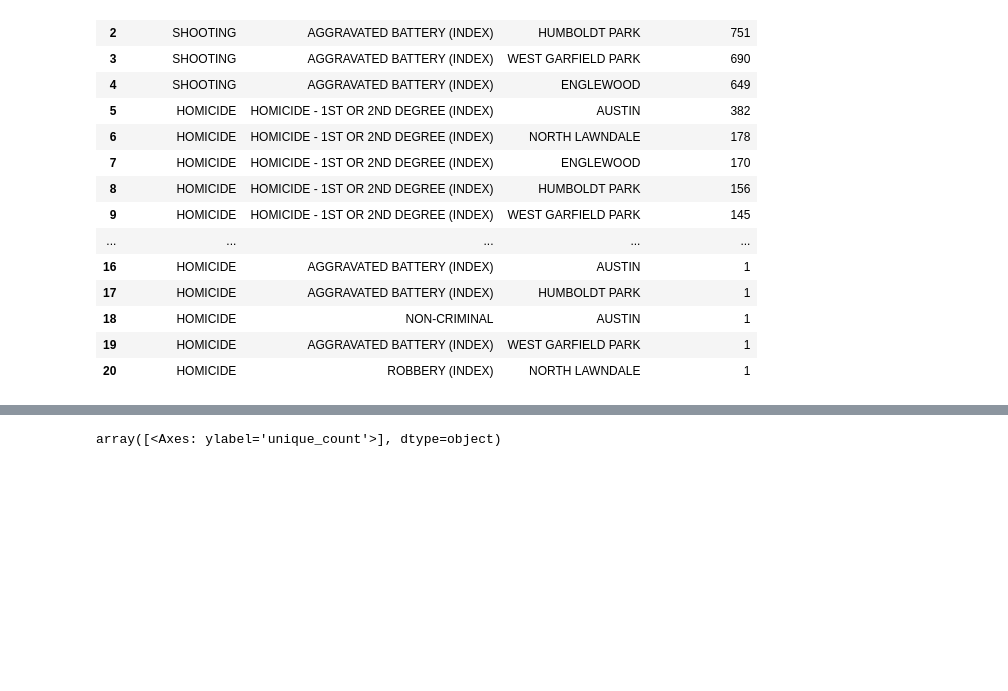
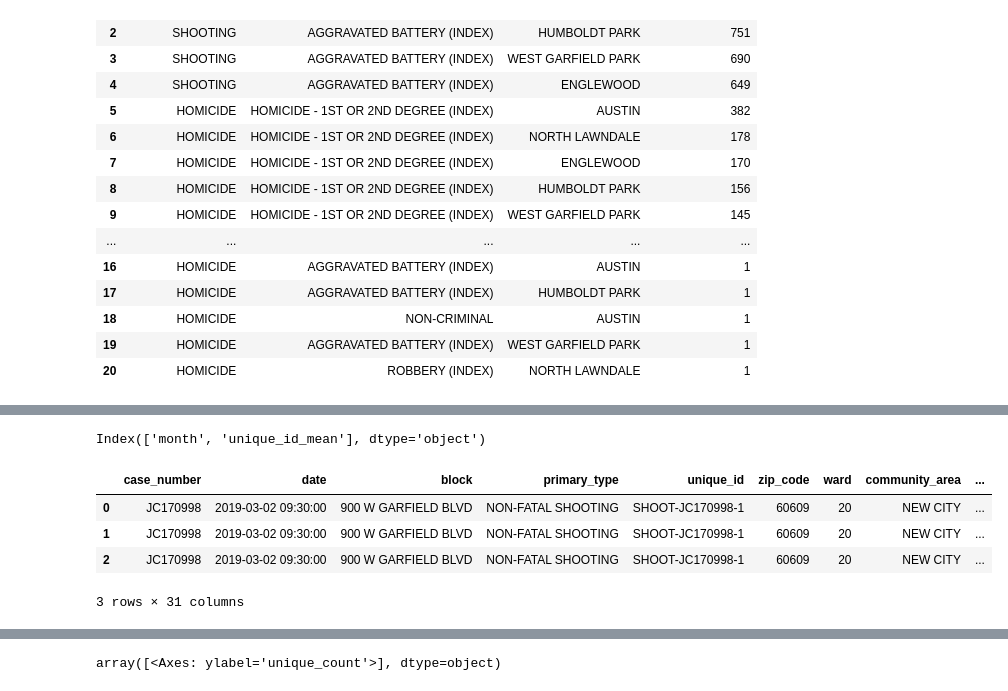
Before and after one commit to RomanD83/violence_reduction, a Jupyter notebook: vr.ipynb, the cells around one changed output, grey strips where cells are left out. Saved outputs shown, nothing was run; the diff lists cells and outputs as text; code cells hidden in the pictures; blank space fills up the shorter version.

```diff
--- a/vr.ipynb
+++ b/vr.ipynb
@@ -546,0 +589,2 @@ df\
+# %%
+train = train.merge(count_month, how='left', on='month')
@@ -546,0 +607,4 @@ df\
+# %%
+model_month_mean.columns
+# %% [output]
+Index(['month', 'unique_id_mean'], dtype='object')
@@ -546,0 +613,10 @@ df\
+# %%
+train = train.merge(model_month_mean, how='left', on='month')
+# %%
+train.head(3)
+# %% [output]
+|  | case_number | date | block | primary_type | unique_id | zip_code | ward | community_area | ... |
+| 0 | JC170998 | 2019-03-02 09:30:00 | 900 W GARFIELD BLVD | NON-FATAL SHOOTING | SHOOT-JC170998-1 | 60609 | 20 | NEW CITY | ... |
+| 1 | JC170998 | 2019-03-02 09:30:00 | 900 W GARFIELD BLVD | NON-FATAL SHOOTING | SHOOT-JC170998-1 | 60609 | 20 | NEW CITY | ... |
+| 2 | JC170998 | 2019-03-02 09:30:00 | 900 W GARFIELD BLVD | NON-FATAL SHOOTING | SHOOT-JC170998-1 | 60609 | 20 | NEW CITY | ... |
+3 rows × 31 columns
```
Also changed, not shown: parts of 16 cells of this notebook.
